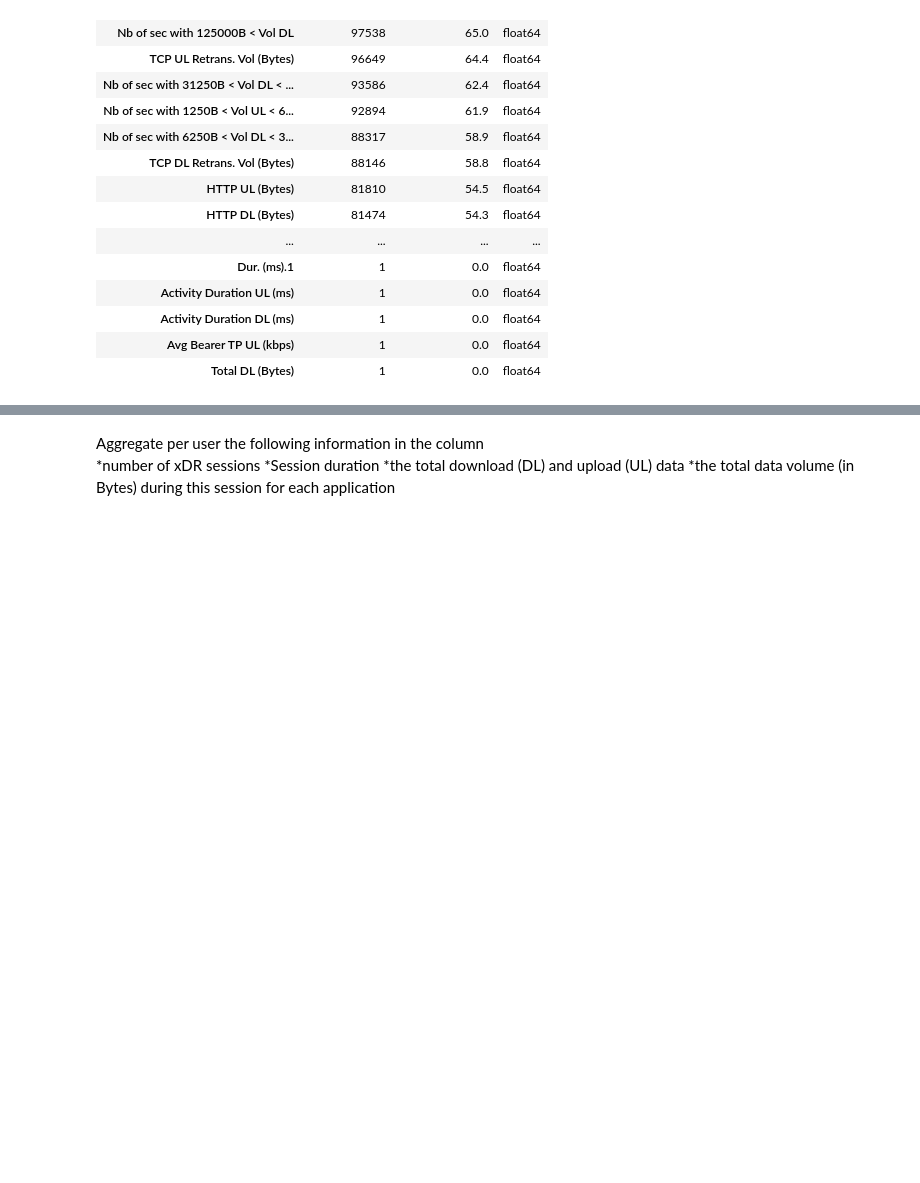
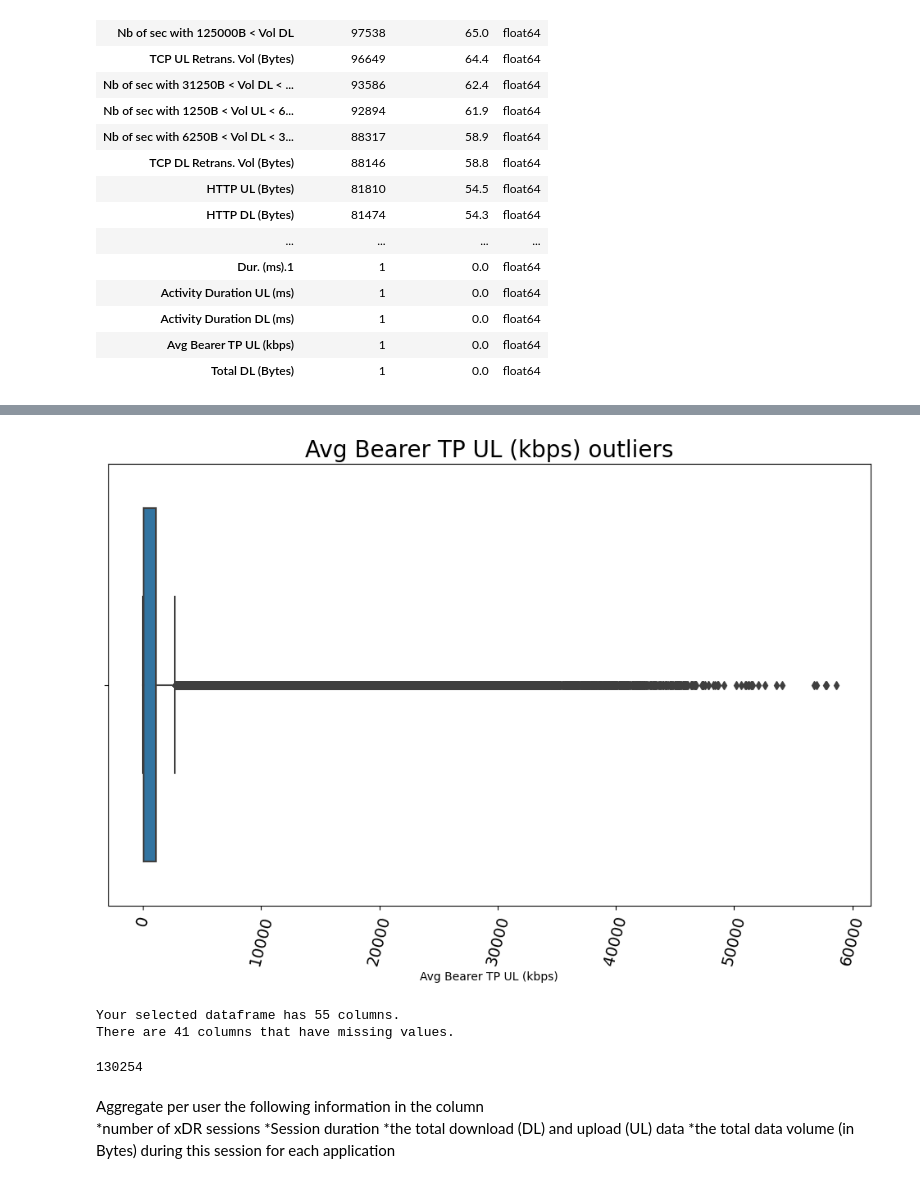
Before and after one commit to JaraGu/-Telecom-User-Analytics, a Jupyter notebook: notebooks/analysis.ipynb, the cells around one changed output, grey strips where cells are left out. Cells and saved outputs as stored; diff of their text form; code cells hidden in the pictures; blank space fills up the shorter version.

```diff
--- a/notebooks/analysis.ipynb
+++ b/notebooks/analysis.ipynb
@@ -146,3 +167,22 @@ There are 41 columns that have missing values.
+# %%
+# outlier needs to be fixed huge gap
+
+# gets the numeric columns to process for outlier fixing.it uses median
+
+numeric_columns = cleaner.get_numeric_columns(new_df)
+
+# excludes Bearer Id,IMSI, MSISDN/Number, IMEI, Start ms, End ms, Dur. (ms), Dur. (s)
+new_df = cleaner.fix_outliers(new_df,numeric_columns,percentile=90)
+# %%
+plotting.plot_box(new_df,"Avg Bearer TP UL (kbps)","Avg Bearer TP UL (kbps) outliers")
+# %% [output]
+[figure, added]
+# %%
+cleaner.missing_values_table(new_df)
+# %% [output]
+Your selected dataframe has 55 columns.
+There are 41 columns that have missing values.
+130254
 # %% [markdown]
 Aggregate per user the following information in the column
     *number of xDR sessions
```
Also changed, not shown: parts of 10 cells of this notebook, 2 other files.
